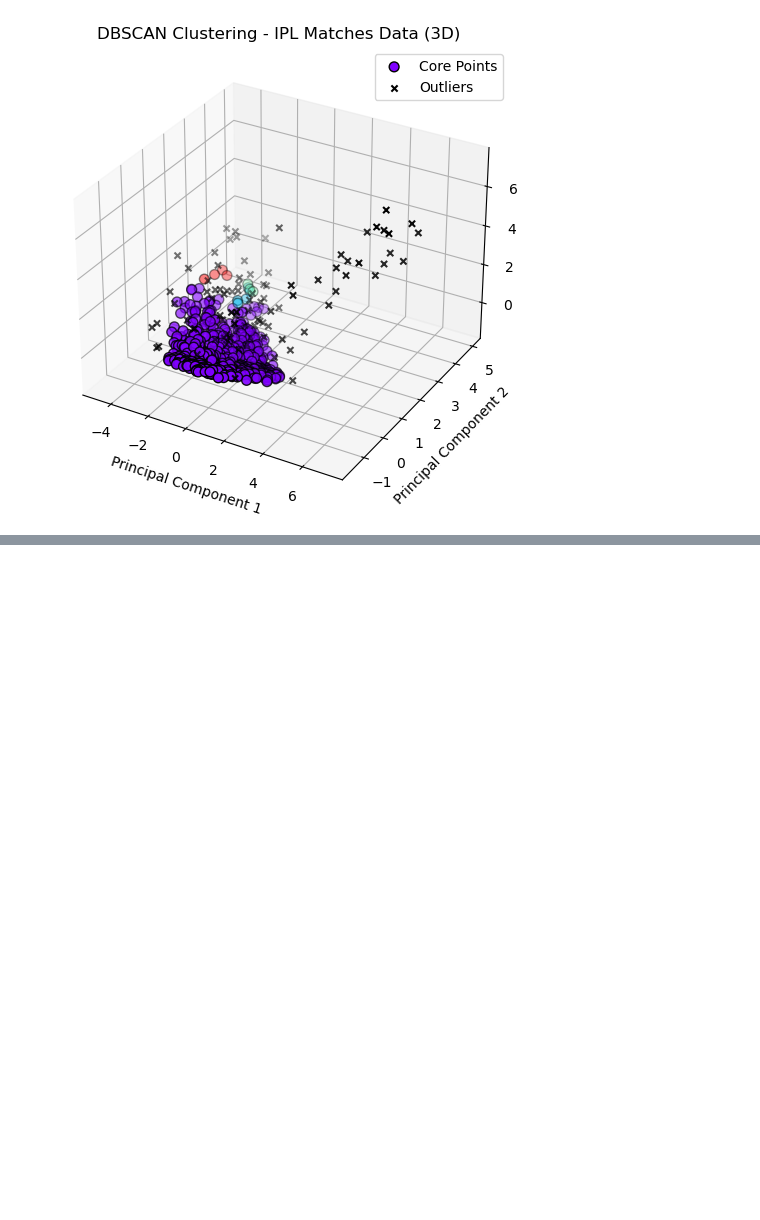
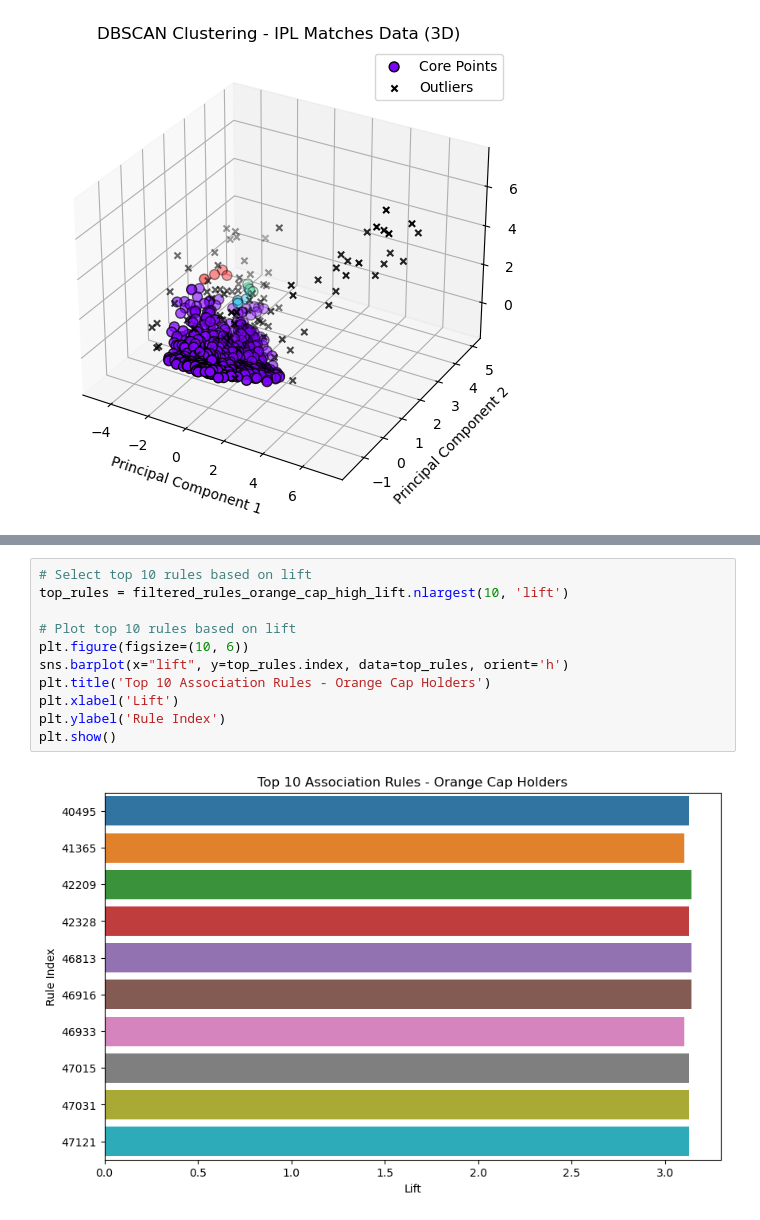
Before and after one commit to allstarmayu/MaddyInfinium, a Jupyter notebook: The_PCA_ARM_Clustering.ipynb, the cells around one changed output, grey strips where cells are left out. Cells and saved outputs as stored; diff of their text form; blank space fills up the shorter version.

```diff
--- a/The_PCA_ARM_Clustering.ipynb
+++ b/The_PCA_ARM_Clustering.ipynb
@@ -604,0 +826,13 @@ plot_dbscan_clusters_2d_3d(df_matches_pca, eps=0.5, min_samples=3, title='IPL Ma
+# %%
+# Select top 10 rules based on lift
+top_rules = filtered_rules_orange_cap_high_lift.nlargest(10, 'lift')
+
+# Plot top 10 rules based on lift
+plt.figure(figsize=(10, 6))
+sns.barplot(x="lift", y=top_rules.index, data=top_rules, orient='h')
+plt.title('Top 10 Association Rules - Orange Cap Holders')
+plt.xlabel('Lift')
+plt.ylabel('Rule Index')
+plt.show()
+# %% [output]
+[figure, added]
```
Also changed, not shown: parts of 17 cells of this notebook.
